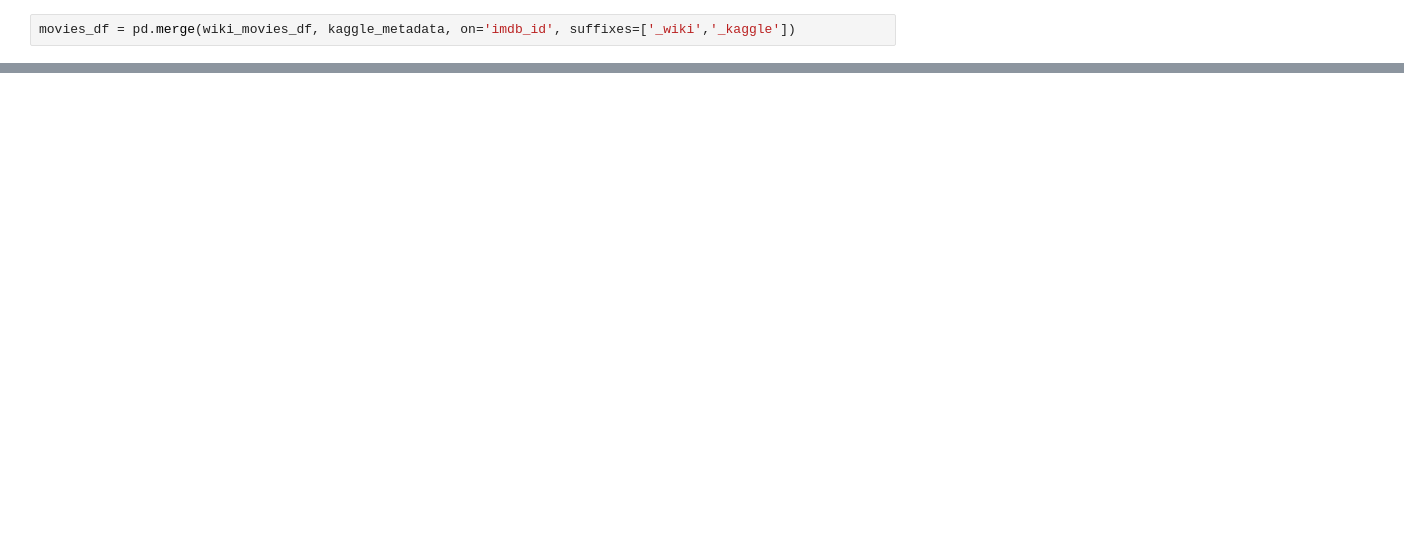
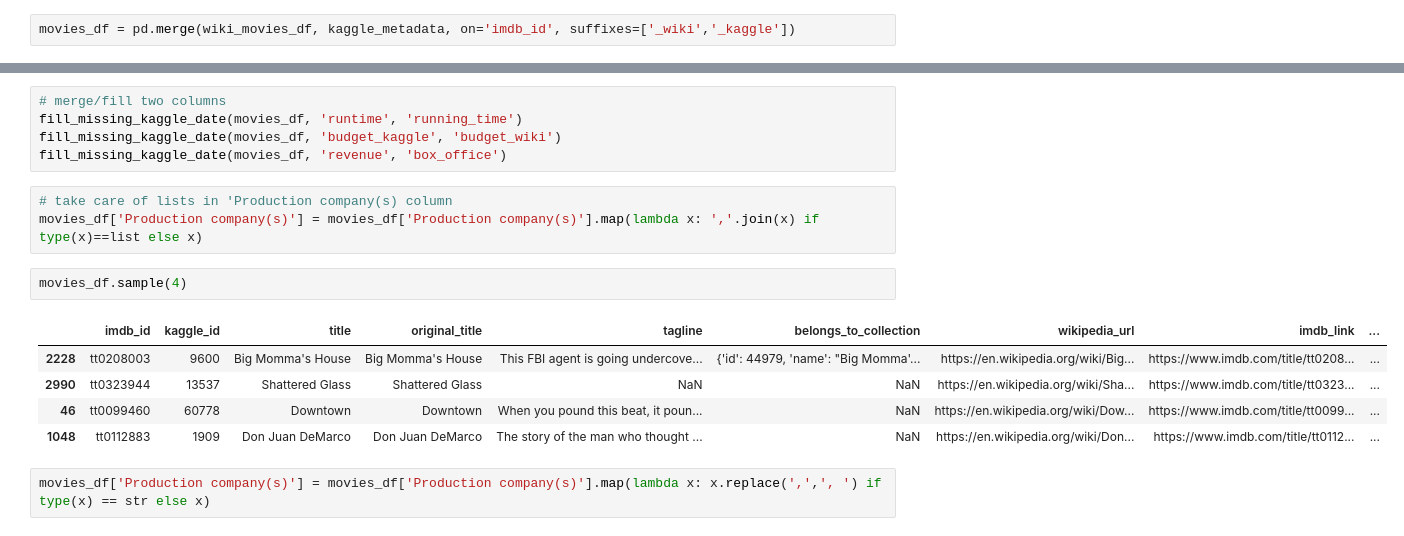
Before and after one commit to m-miley/Movies-ETL, a Jupyter notebook: wiki_movies.ipynb, the cells around one changed output, grey strips where cells are left out. Drawn from its saved outputs; the diff is of its cells as text; blank space fills up the shorter version.

```diff
--- a/wiki_movies.ipynb
+++ b/wiki_movies.ipynb
@@ -1252,0 +1143,18 @@ movies_df.sample()
+# %%
+# merge/fill two columns
+fill_missing_kaggle_date(movies_df, 'runtime', 'running_time')
+fill_missing_kaggle_date(movies_df, 'budget_kaggle', 'budget_wiki')
+fill_missing_kaggle_date(movies_df, 'revenue', 'box_office')
+# %%
+# take care of lists in 'Production company(s) column
+movies_df['Production company(s)'] = movies_df['Production company(s)'].map(lambda x: ','.join(x) if type(x)==list else x)
+# %%
+movies_df.sample(4)
+# %% [output]
+|  | imdb_id | kaggle_id | title | original_title | tagline | belongs_to_collection | wikipedia_url | imdb_link | ... |
+| 2228 | tt0208003 | 9600 | Big Momma's House | Big Momma's House | This FBI agent is going undercove... | {'id': 44979, 'name': "Big Momma'... | https://en.wikipedia.org/wiki/Big... | https://www.imdb.com/title/tt0208... | ... |
+| 2990 | tt0323944 | 13537 | Shattered Glass | Shattered Glass | NaN | NaN | https://en.wikipedia.org/wiki/Sha... | https://www.imdb.com/title/tt0323... | ... |
+| 46 | tt0099460 | 60778 | Downtown | Downtown | When you pound this beat, it poun... | NaN | https://en.wikipedia.org/wiki/Dow... | https://www.imdb.com/title/tt0099... | ... |
+| 1048 | tt0112883 | 1909 | Don Juan DeMarco | Don Juan DeMarco | The story of the man who thought ... | NaN | https://en.wikipedia.org/wiki/Don... | https://www.imdb.com/title/tt0112... | ... |
+# %%
+movies_df['Production company(s)'] = movies_df['Production company(s)'].map(lambda x: x.replace(',',', ') if type(x) == str else x)
```
Also changed, not shown: parts of 72 cells of this notebook.
